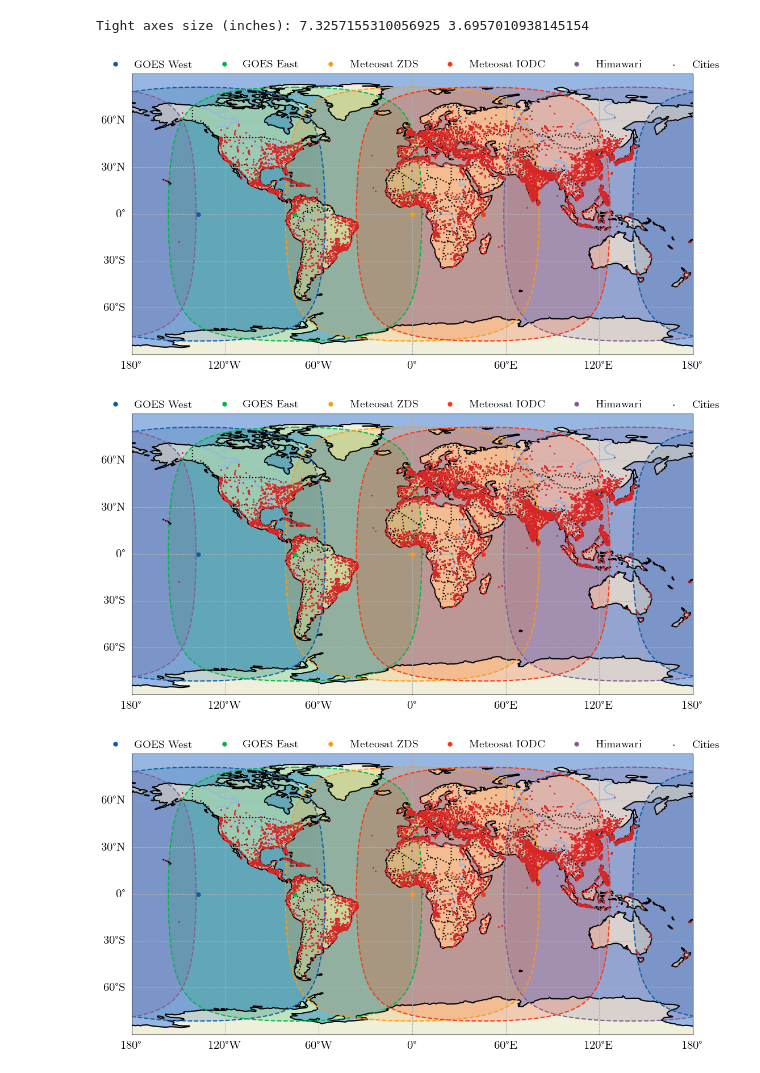
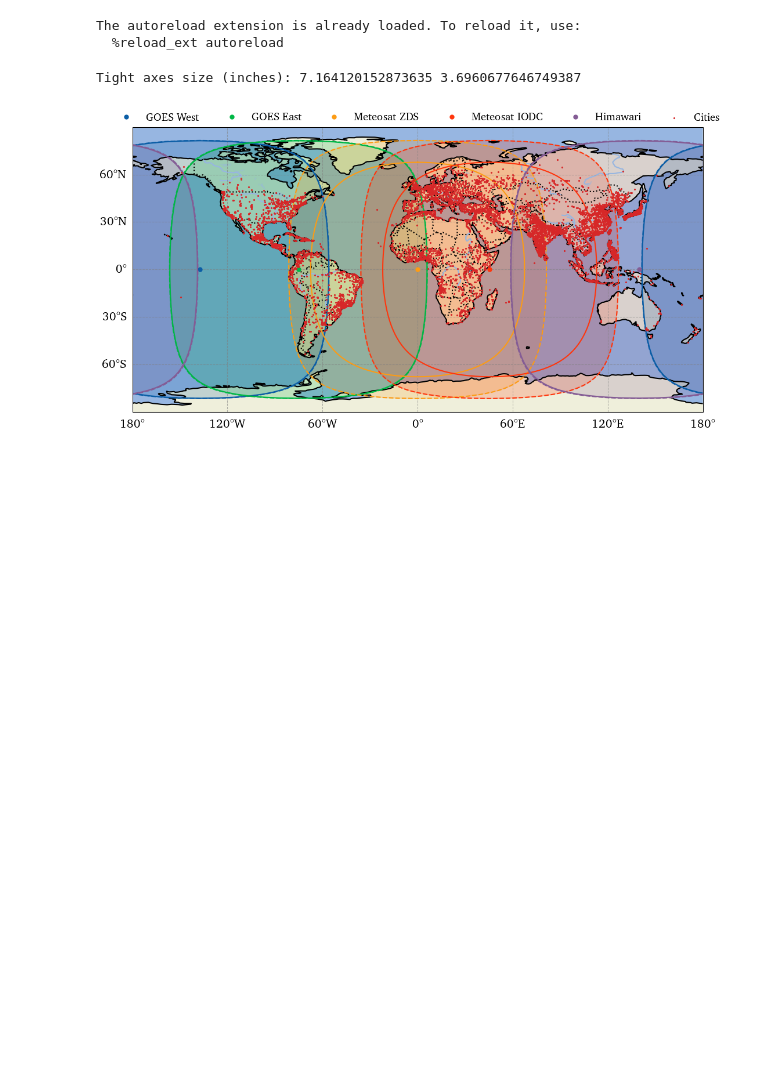
Before and after one commit to Shreeyam/phd_code, a Jupyter notebook: notebooks/plots/plot_meteorological_coverage.ipynb, the cells around one changed output. Cells and saved outputs as stored; diff of their text form; code cells hidden in the pictures; blank space fills up the shorter version.

```diff
--- a/notebooks/plots/plot_meteorological_coverage.ipynb
+++ b/notebooks/plots/plot_meteorological_coverage.ipynb
@@ -6,16 +6,24 @@ import cartopy.crs as ccrs
 import cartopy.feature as cfeature
 from cartopy.geodesic import Geodesic
 from matplotlib.patches import Polygon
+from shapely.geometry import Polygon as ShapelyPolygon
+from shapely.ops import unary_union
 import scienceplots
-
-import sys
-import os
-sys.path.append(os.path.join(os.path.curdir, '../../src'))
-import schedulers
+import dynamic_tasker.schedulers as schedulers
+import matplotlib.colors as mcolors
+import matplotlib.patches as mpatches
 
 plt.style.use(['science'])
+plt.rcParams['text.latex.preamble'] = r'''
+    \usepackage[T1]{fontenc}
+    \usepackage{XCharter}
+    \usepackage[charter,vvarbb,scaled=1.05]{newtxmath}
+'''
 %load_ext autoreload
 %autoreload 2
+# %% [output]
+The autoreload extension is already loaded. To reload it, use:
+  %reload_ext autoreload
 # %%
 def add_meteorelogical_sat(center_lon, ax, color, label, inner_limit=None):
 
@@ -55,11 +63,11 @@ def add_meteorelogical_sat(center_lon, ax, color, label, inner_limit=None):
     ax.plot(lon_circle, lat_circle, color=color, transform=ccrs.Geodetic(), linestyle='--')
 
     # Create and add a filled polygon patch for the circle
-    poly = Polygon(np.column_stack((lon_circle, lat_circle)), facecolor=color, alpha=0.2, transform=ccrs.PlateCarree())
+    poly = Polygon(np.column_stack((lon_circle, lat_circle)), color=color, alpha=0.2, transform=ccrs.PlateCarree())
     ax.add_patch(poly)
 
     if(inner_limit):
-        inner_radius_km = inner_limit
+        inner_radius_km = np.radians(inner_limit) * R_E
         inner_circle = geod.circle(lon=center_lon, lat=center_lat, radius=inner_radius_km * 1000, n_samples=200)
         lon_inner_circle, lat_inner_circle = zip(*inner_circle)
         lon_inner_circle = list(lon_inner_circle)
@@ -85,7 +93,7 @@ labels = ["GOES West", "GOES East", "Meteosat ZDS", "Meteosat IODC", "Himawari"]
 center_lons = [-137.2, -75.2, 0, 45.5, 140.]
 # center_lons = [140.7]
 colors = ["#0c5ea6", "#00b746", "#fc9c16", "#ff360d", "#845c95"]
-inner_limit = [None, None, None, None, None]
+inner_limit = [81.14, 81.14, 67.5, 67.5, 81.05]
 
 # Create a map with Cartopy
 fig, ax = plt.subplots(figsize=(10, 4), subplot_kw={'projection': ccrs.PlateCarree()}, dpi=150)
@@ -97,40 +105,36 @@ ax.add_feature(cfeature.OCEAN)
 ax.add_feature(cfeature.COASTLINE)
 ax.add_feature(cfeature.BORDERS, linestyle=':')
 ax.add_feature(cfeature.LAKES, alpha=0.5)
 ax.add_feature(cfeature.RIVERS)
 
-
-
 # Add gridlines
-gl = ax.gridlines(draw_labels=True, linestyle='--')
+gl = ax.gridlines(draw_labels=True, linestyle='--', color='gray', alpha=0.6, zorder=3)
 gl.top_labels = False
 gl.right_labels = False
 [add_meteorelogical_sat(x, ax, y, z, r) for x, y, z, r in zip(center_lons, colors, labels, inner_limit)]
 
 cities = schedulers.load_worldcities(10000)
 cities_lats = [x.lat for x in cities]
 cities_lons = [x.long for x in cities]
 
 ax.scatter(cities_lons, cities_lats, s=1, transform=ccrs.PlateCarree(), label='Cities', zorder=10, marker='.', color='tab:red')
 # Add a title and a legend
 ax.legend(ncol=6, bbox_to_anchor=(0.5, 0.98), loc='lower center', fontsize=9)
 ax.set_aspect(1)
 plt.tight_layout()
 fig.canvas.draw()
 renderer = fig.canvas.get_renderer()
 tight_bbox = ax.get_tightbbox(renderer)
 
 dpi=150
 tight_width_in = tight_bbox.width / dpi
 tight_height_in = tight_bbox.height / dpi
 print("Tight axes size (inches):", tight_width_in, tight_height_in)
 plt.savefig("meteorological_satellite_coverage.png", dpi=300)
 plt.show()
 # %% [output]
-Tight axes size (inches): 7.3257155310056925 3.6957010938145154
+Tight axes size (inches): 7.164120152873635 3.6960677646749387
-[figure, old version]
+[figure, new version]
-[figure, removed]
-[figure, removed]
 # %%
 # Now plot the GSD reduction map
 def plot_gsd_reduction():
```
Also changed, not shown: parts of 2 cells of this notebook, 27 other files.
